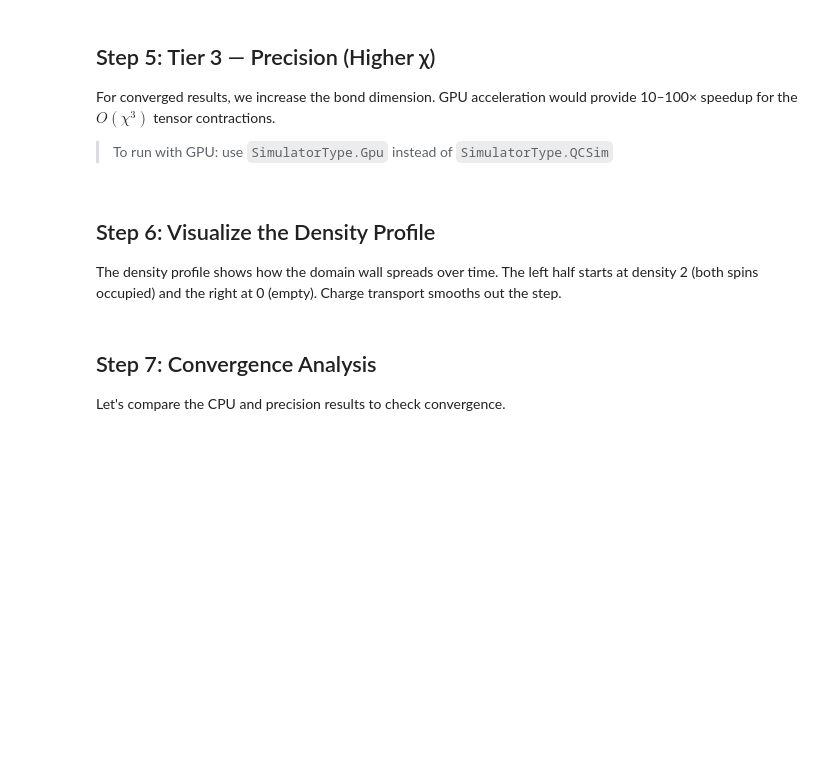
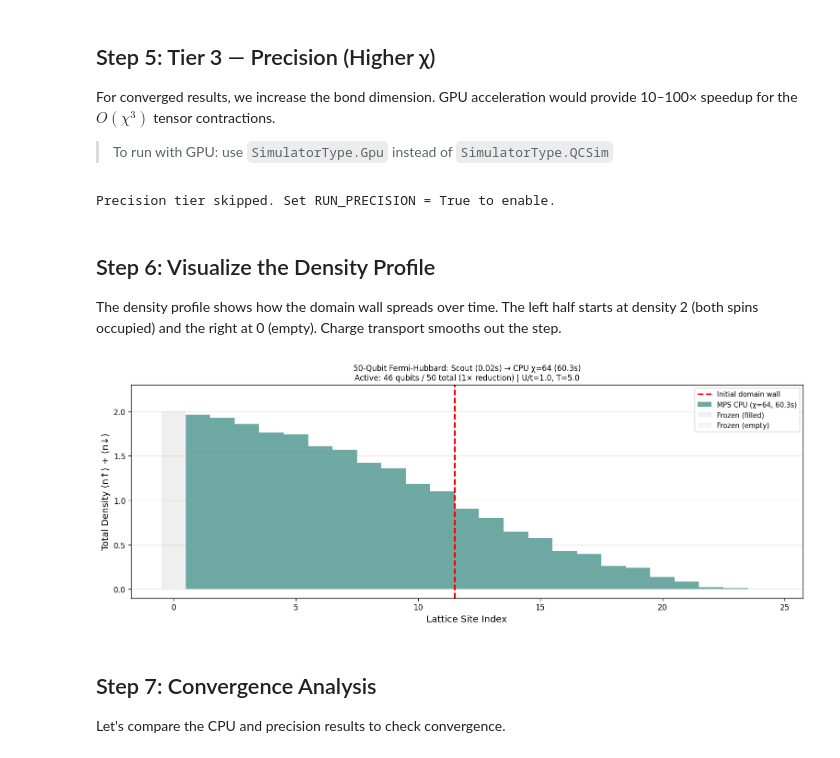
Before and after one commit to QoroQuantum/maestro-examples, a Jupyter notebook: fermi_hubbard/fermi_hubbard.ipynb, the cells around one changed output. Drawn from its saved outputs; the diff is of its cells as text; code cells hidden in the pictures; blank space fills up the shorter version.

Commit message:
Minot changes in case GPU mode is skipped

```diff
--- a/fermi_hubbard/fermi_hubbard.ipynb
+++ b/fermi_hubbard/fermi_hubbard.ipynb
@@ -298,25 +320,36 @@ For converged results, we increase the bond dimension. GPU acceleration would pr
 > To run with GPU: use `SimulatorType.Gpu` instead of `SimulatorType.QCSim`
 # %%
 # Tier 3: Higher bond dimension (CPU fallback if no GPU)
-chi_precision = CHI_GPU
-print(f"Tier 3: Precision MPS on {n_qubits_active} qubits (χ={chi_precision})")
+RUN_PRECISION = False
 
-precision_circuit = sniper_model.build_circuit(
-    steps=N_STEPS, dt=T_EVOLUTION / N_STEPS,
-    init_wall_idx=WALL, active_sites_range=(active_start, active_end)
-)
+if RUN_PRECISION:
+    chi_precision = CHI_GPU
+    print(f"Tier 3: Precision MPS on {n_qubits_active} qubits (χ={chi_precision})")
 
-t0 = time.time()
-precision_result = precision_circuit.estimate(
-    observables=sniper_obs,
-    simulator_type=maestro.SimulatorType.QCSim,  # Change to .Gpu for GPU
-    simulation_type=maestro.SimulationType.MatrixProductState,
-    max_bond_dimension=chi_precision,
-)
-precision_time = time.time() - t0
+    precision_circuit = sniper_model.build_circuit(
+        steps=N_STEPS, dt=T_EVOLUTION / N_STEPS,
+        init_wall_idx=WALL, active_sites_range=(active_start, active_end)
+    )
 
-gpu_density = z_to_density(precision_result['expectation_values'], n_active)
-print(f"Completed in {precision_time:.2f}s")
+    t0 = time.time()
+    precision_result = precision_circuit.estimate(
+        observables=sniper_obs,
+        simulator_type=maestro.SimulatorType.Gpu,
+        simulation_type=maestro.SimulationType.MatrixProductState,
+        max_bond_dimension=chi_precision,
+    )
+    precision_time = time.time() - t0
+
+    gpu_density = z_to_density(precision_result['expectation_values'], n_active)
+    print(f"Completed in {precision_time:.2f}s")
+else:
+    if 'gpu_density' in globals():
+        del globals()['gpu_density']
+    if 'precision_time' in globals():
+        del globals()['precision_time']
+    print("Precision tier skipped. Set RUN_PRECISION = True to enable.")
+# %% [output]
+Precision tier skipped. Set RUN_PRECISION = True to enable.
 # %% [markdown]
 ## Step 6: Visualize the Density Profile
 
@@ -330,36 +363,41 @@ global_x = list(range(active_start, active_end))
 ax.bar(global_x, cpu_density, color='#2F847C', width=1.0, alpha=0.7,
        label=f'MPS CPU (χ={CHI_CPU}, {sniper_time:.1f}s)')
 
 # Precision result (overlay)
-ax.step([x + 0.5 for x in global_x], gpu_density, color='#E74C3C', linewidth=2,
-        where='mid', label=f'MPS Precision (χ={chi_precision}, {precision_time:.1f}s)')
+if 'gpu_density' in globals():
+    ax.step([x + 0.5 for x in global_x], gpu_density, color='#E74C3C', linewidth=2,
+            where='mid', label=f'MPS Precision (χ={chi_precision}, {precision_time:.1f}s)')
 
 # Frozen regions
 if active_start > 0:
     ax.bar(range(0, active_start), [2.0] * active_start, color='#B0B0B0',
            alpha=0.2, width=1.0, label='Frozen (filled)')
 if active_end < N_SITES:
     ax.bar(range(active_end, N_SITES), [0.0] * (N_SITES - active_end),
            color='#D0D0D0', alpha=0.2, width=1.0, label='Frozen (empty)')
 
 # Domain wall
 ax.axvline(x=WALL - 0.5, color='red', linestyle='--', linewidth=2, label='Initial domain wall')
 
 reduction = TOTAL_QUBITS // (2 * n_active) if n_active > 0 else 0
 ax.set_xlabel('Lattice Site Index', fontsize=12)
 ax.set_ylabel('Total Density ⟨n↑⟩ + ⟨n↓⟩', fontsize=12)
 ax.set_title(
     f'{TOTAL_QUBITS}-Qubit Fermi-Hubbard: '
-    f'Scout ({scout_time:.2f}s) → CPU χ={CHI_CPU} ({sniper_time:.1f}s) → Precision χ={chi_precision} ({precision_time:.1f}s)\n'
+    f'Scout ({scout_time:.2f}s) → CPU χ={CHI_CPU} ({sniper_time:.1f}s)'
+    + (f' → Precision χ={chi_precision} ({precision_time:.1f}s)' if 'gpu_density' in globals() else '')
+    + '\n'
     f'Active: {2*n_active} qubits / {TOTAL_QUBITS} total ({reduction}× reduction) | '
     f'U/t={U_INT/T_HOP:.1f}, T={T_EVOLUTION}',
     fontsize=10
 )
 ax.set_ylim(-0.1, 2.3)
 ax.legend(loc='upper right', fontsize=9)
 ax.grid(axis='y', alpha=0.3)
 plt.tight_layout()
 plt.show()
+# %% [output]
+[figure, added]
 # %% [markdown]
 ## Step 7: Convergence Analysis
 
```
Also changed, not shown: parts of 7 cells of this notebook.
